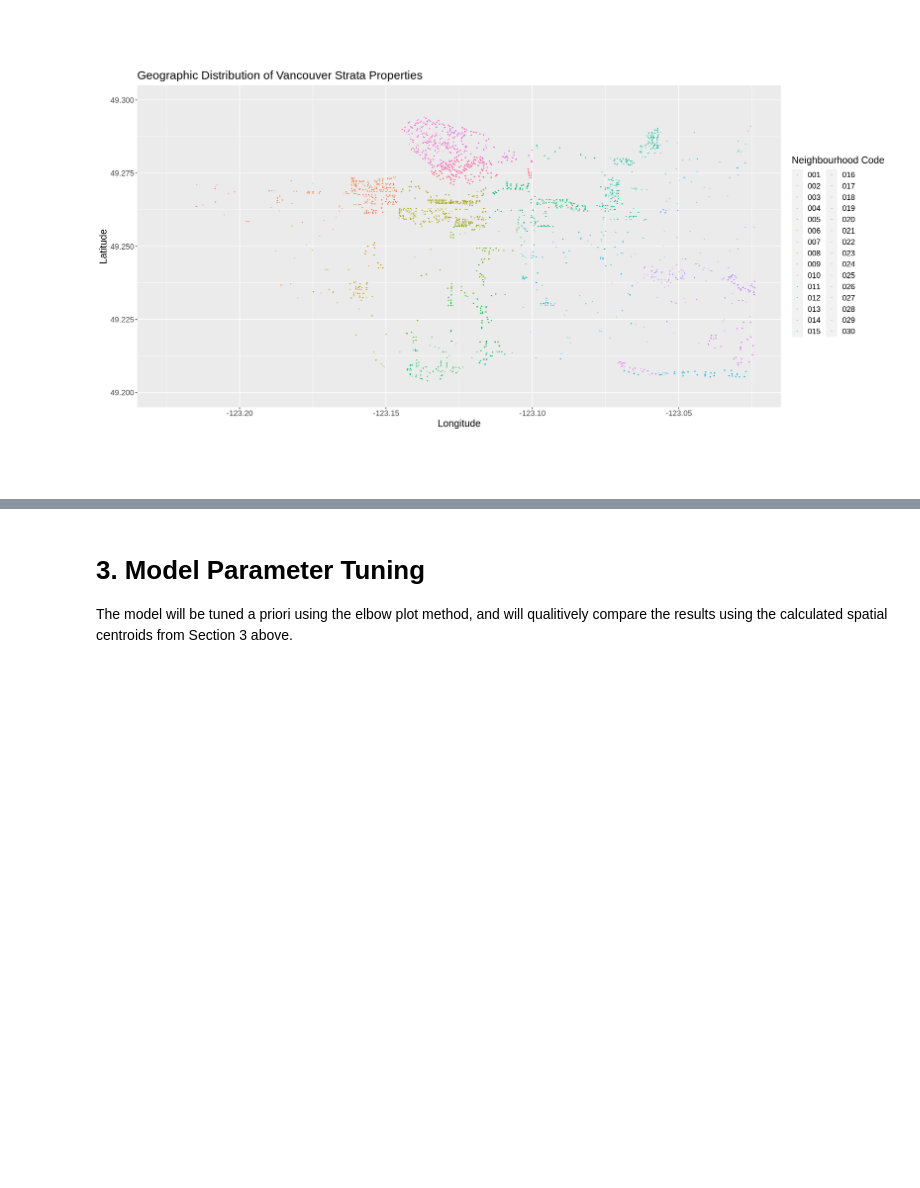
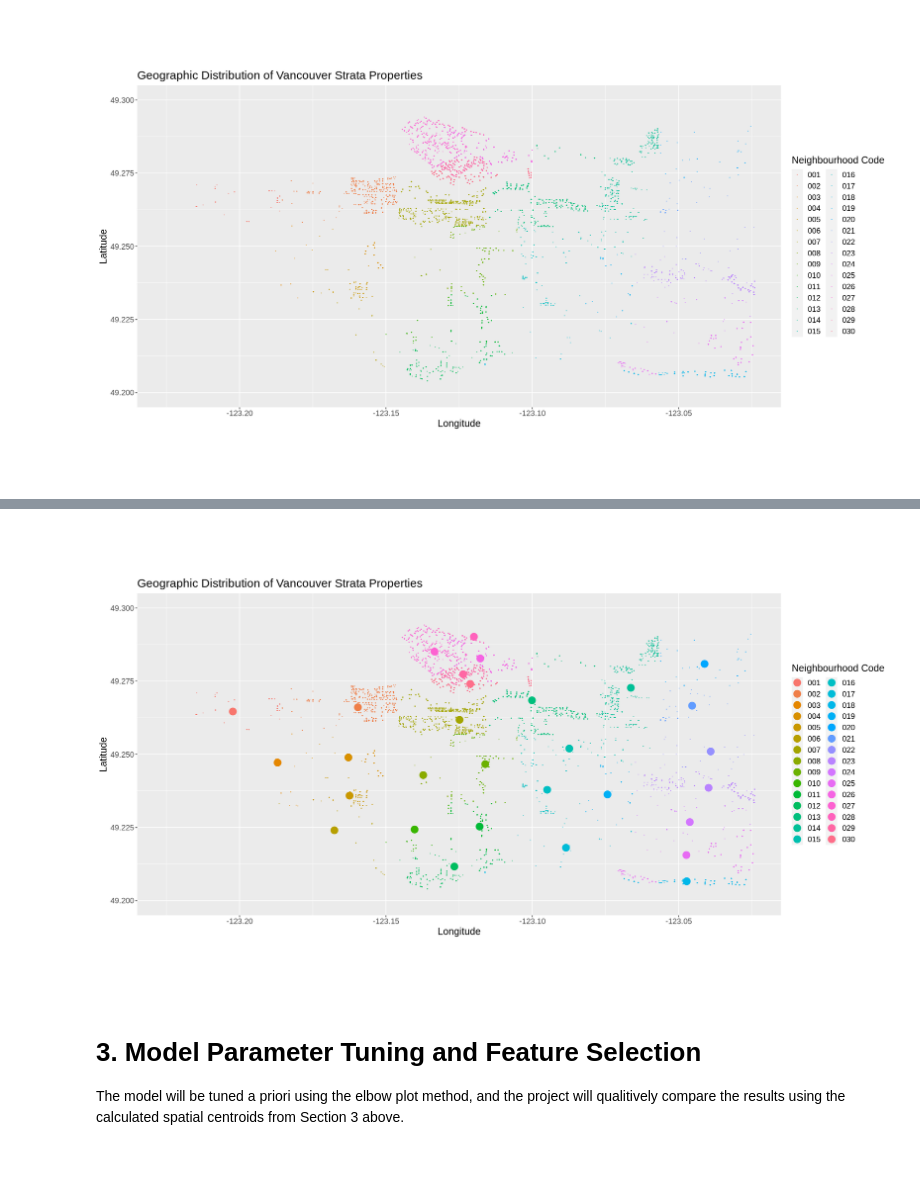
Before and after one commit to halarii/dsci100-2023s1-group-44, a Jupyter notebook: clustering-analysis.ipynb, the cells around one changed output, grey strips where cells are left out. Saved outputs shown, nothing was run; the diff lists cells and outputs as text; code cells hidden in the pictures; blank space fills up the shorter version.

Commit message:
added colour by neighbourhood

```diff
--- a/clustering-analysis.ipynb
+++ b/clustering-analysis.ipynb
@@ -133,4 +133,24 @@ strata_only_plot
 [figure]
 # %%
 # Strata Housing Centroids
-# Group by, summarize, and plot
+# Group by, summarise, and plot
+ptax_lat_centroids <- property_housing_only |>
+        group_by(NEIGHBOURHOOD_CODE) |>
+        mutate(lat = as.numeric(lat)) |>
+        summarize(mean(lat))
+colnames(ptax_lat_centroids) <- c("NEIGHBOURHOOD_CODE", "centroid_lat")
+
+ptax_long_centroids <- property_housing_only |>
+        group_by(NEIGHBOURHOOD_CODE) |>
+        mutate(long = as.numeric(long)) |>
+        summarize (mean(long))
+colnames(ptax_long_centroids) <- c("NEIGHBOURHOOD_CODE", "centroid_long")
+
+ptax_centroids <- bind_cols(ptax_lat_centroids, ptax_long_centroids) |>
+    select(NEIGHBOURHOOD_CODE...1, centroid_lat, centroid_long)
+
+colnames(ptax_centroids) <- c("NEIGHBOURHOOD_CODE", "centroid_lat","centroid_long")
+
+
+
+ptax_centroids
@@ -137,6 +180,24 @@ strata_only_plot
+# %%
+
+options(repr.plot.width = 17, repr.plot.height =10)
+strata_only_centroid_plot <- property_housing_only |>
+                mutate(lat = as.double(lat)) |>
+                mutate(long = as.double(long)) |>
+                filter(LEGAL_TYPE == "STRATA") |>
+                ggplot(aes(x=long,y=lat,color=NEIGHBOURHOOD_CODE)) +
+                geom_point(alpha = 0.5, size = 0.125) +
+                geom_point(data = ptax_centroids, aes(x=centroid_long, y=centroid_lat), size = 5) +
+                coord_fixed(ratio = 1, xlim = c(-123.225,-123.025), ylim = c(49.20, 49.30), expand = TRUE, clip = "on") +
+                labs(x = "Longitude", y = "Latitude",
+                     color = "Neighbourhood Code",
+                     title = "Geographic Distribution of Vancouver Strata Properties") +
+                theme(text = element_text(size = 15))
+strata_only_centroid_plot
+# %% [output]
+[figure, added]
 # %% [markdown]
-<h1> 3. Model Parameter Tuning </h1>
-The model will be tuned a priori using the elbow plot method, and will qualitively compare the results using the calculated spatial centroids from Section 3 above.
+<h1> 3. Model Parameter Tuning and Feature Selection </h1>
+The model will be tuned a priori using the elbow plot method, and the project will qualitively compare the results using the calculated spatial centroids from Section 3 above.
 # %% [markdown]
 <h2> </h2>
 # %% [markdown]
```
Also changed, not shown: parts of 2 cells of this notebook.
